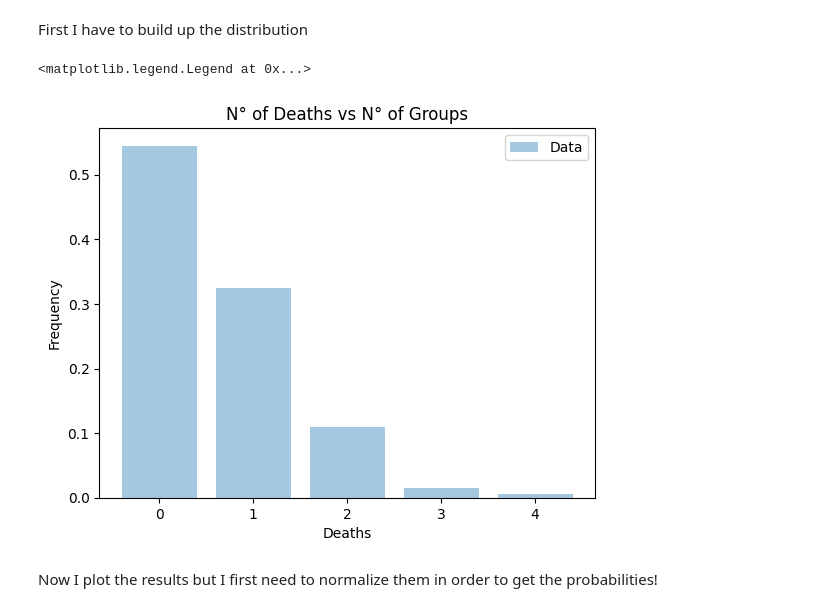
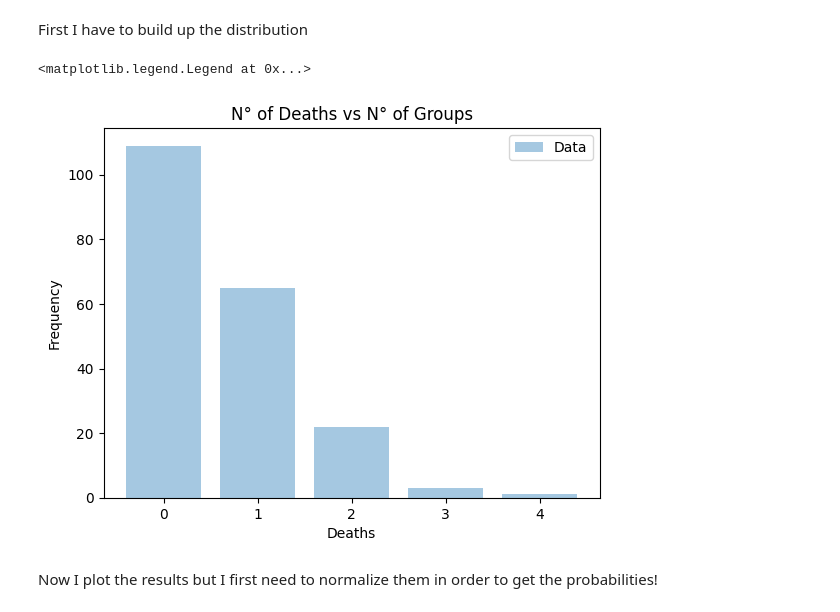
Before and after one commit to SimoneArienti/astrostatistics_bicocca_2024, a Jupyter notebook: working/Ex 04 Kicking Horses.ipynb, the cells around one changed output. Saved outputs shown, nothing was run; the diff lists cells and outputs as text; code cells hidden in the pictures.

```diff
--- a/working/Ex 04 Kicking Horses.ipynb
+++ b/working/Ex 04 Kicking Horses.ipynb
@@ -26,15 +26,15 @@ First I have to build up the distribution
 # %%
 deaths = np.array([0, 1, 2, 3, 4])
 groups = np.array([109, 65, 22, 3, 1])
 
-plt.bar(deaths, probabilities, align='center', alpha=0.4, label='Data')
+plt.bar(deaths, groups, align='center', alpha=0.4, label='Data')
 plt.xlabel('Deaths')
 plt.ylabel('Frequency')
 plt.title('N° of Deaths vs N° of Groups')
 plt.legend()
 # %% [output]
 <matplotlib.legend.Legend at 0x...>
-[figure, old version]
+[figure, new version]
 # %% [markdown]
 Now I plot the results but I first need to normalize them in order to get the probabilities!
 # %%
```
Also changed, not shown: parts of 1 cell of this notebook, 1 other file.
